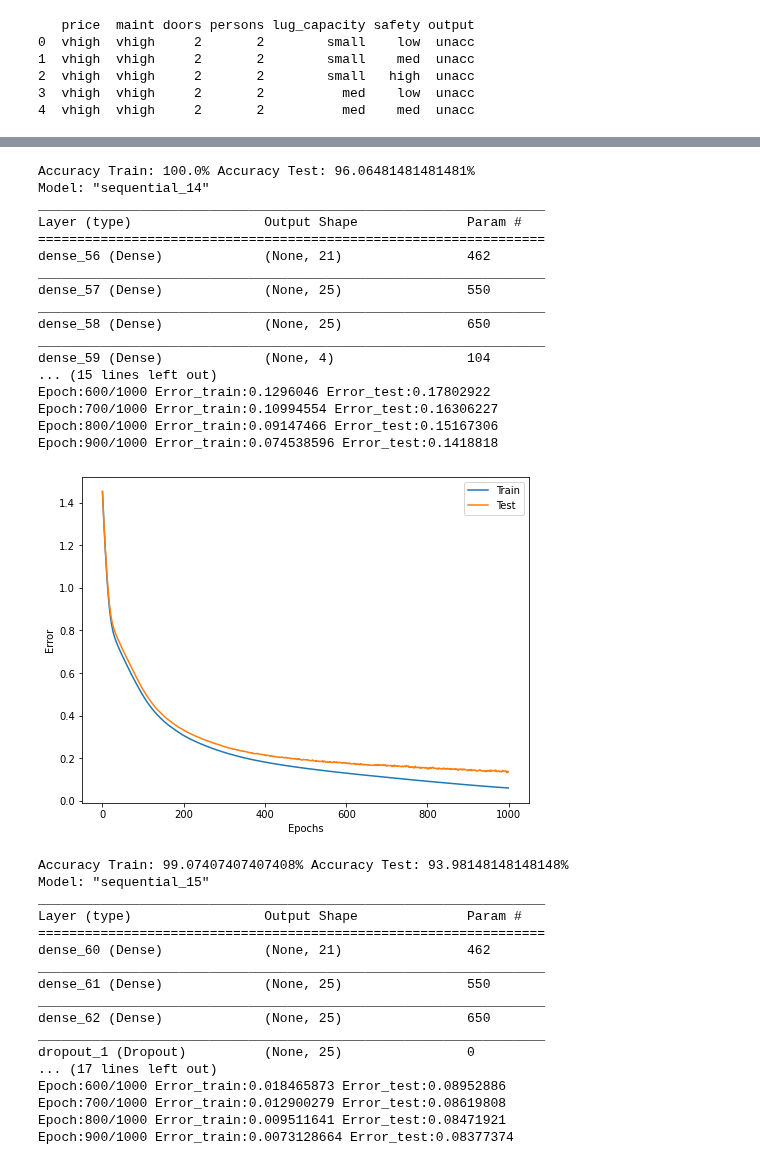
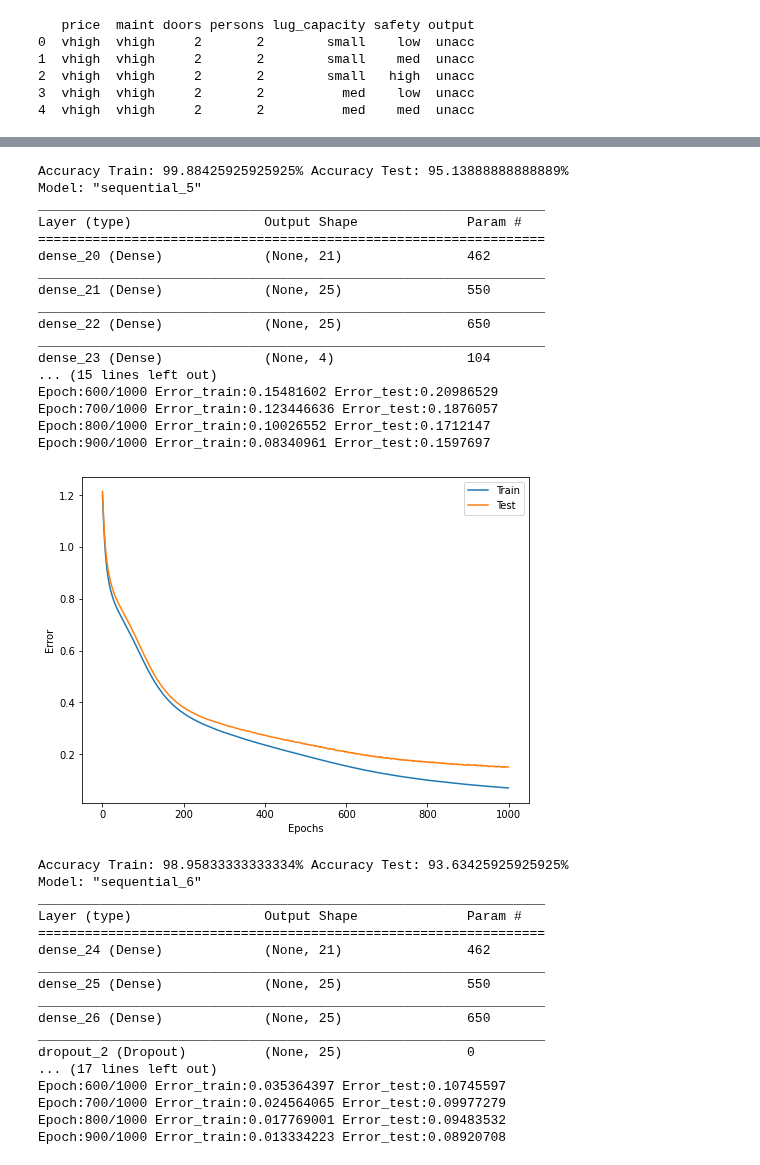
Before and after one commit to taemt94/TIL, a Jupyter notebook: AI/GradientTape_practice.ipynb, the cells around one changed output, grey strips where cells are left out. Saved outputs shown, nothing was run; the diff lists cells and outputs as text; code cells hidden in the pictures.

```diff
--- a/AI/GradientTape_practice.ipynb
+++ b/AI/GradientTape_practice.ipynb
@@ -174,7 +176,7 @@ def end_to_end_training():
   interval = 100  # 경과 표시 간격
 
   optimizers = ["SGD", "adagrad"]
-  dropout_ratio = 0.1
+  dropout_ratio = 0.5
 
   for i, opt in enumerate(optimizers):
     print("=" * 60)
@@ -233,35 +235,35 @@ Epoch:900/1000 Error_train:0.008837549 Error_test:0.09293046
-Accuracy Train: 100.0% Accuracy Test: 96.06481481481481%
-Model: "sequential_14"
+Accuracy Train: 99.88425925925925% Accuracy Test: 95.13888888888889%
+Model: "sequential_5"
 _________________________________________________________________
 Layer (type)                 Output Shape              Param #
 =================================================================
-dense_56 (Dense)             (None, 21)                462
+dense_20 (Dense)             (None, 21)                462
 _________________________________________________________________
-dense_57 (Dense)             (None, 25)                550
+dense_21 (Dense)             (None, 25)                550
 _________________________________________________________________
-dense_58 (Dense)             (None, 25)                650
+dense_22 (Dense)             (None, 25)                650
 _________________________________________________________________
-dense_59 (Dense)             (None, 4)                 104
+dense_23 (Dense)             (None, 4)                 104
 ... (15 lines left out)
-Epoch:600/1000 Error_train:0.1296046 Error_test:0.17802922
-Epoch:700/1000 Error_train:0.10994554 Error_test:0.16306227
-Epoch:800/1000 Error_train:0.09147466 Error_test:0.15167306
-Epoch:900/1000 Error_train:0.074538596 Error_test:0.1418818
+Epoch:600/1000 Error_train:0.15481602 Error_test:0.20986529
+Epoch:700/1000 Error_train:0.123446636 Error_test:0.1876057
+Epoch:800/1000 Error_train:0.10026552 Error_test:0.1712147
+Epoch:900/1000 Error_train:0.08340961 Error_test:0.1597697
-[figure, old version]
+[figure, new version]
-Accuracy Train: 99.07407407407408% Accuracy Test: 93.98148148148148%
-Model: "sequential_15"
+Accuracy Train: 98.95833333333334% Accuracy Test: 93.63425925925925%
+Model: "sequential_6"
 _________________________________________________________________
 Layer (type)                 Output Shape              Param #
 =================================================================
-dense_60 (Dense)             (None, 21)                462
+dense_24 (Dense)             (None, 21)                462
 _________________________________________________________________
-dense_61 (Dense)             (None, 25)                550
+dense_25 (Dense)             (None, 25)                550
 _________________________________________________________________
-dense_62 (Dense)             (None, 25)                650
+dense_26 (Dense)             (None, 25)                650
 _________________________________________________________________
-dropout_1 (Dropout)          (None, 25)                0
+dropout_2 (Dropout)          (None, 25)                0
 ... (17 lines left out)
-Epoch:600/1000 Error_train:0.018465873 Error_test:0.08952886
-Epoch:700/1000 Error_train:0.012900279 Error_test:0.08619808
-Epoch:800/1000 Error_train:0.009511641 Error_test:0.08471921
-Epoch:900/1000 Error_train:0.0073128664 Error_test:0.08377374
+Epoch:600/1000 Error_train:0.035364397 Error_test:0.10745597
+Epoch:700/1000 Error_train:0.024564065 Error_test:0.09977279
+Epoch:800/1000 Error_train:0.017769001 Error_test:0.09483532
+Epoch:900/1000 Error_train:0.013334223 Error_test:0.08920708
```
Also changed, not shown: parts of 2 cells of this notebook.
